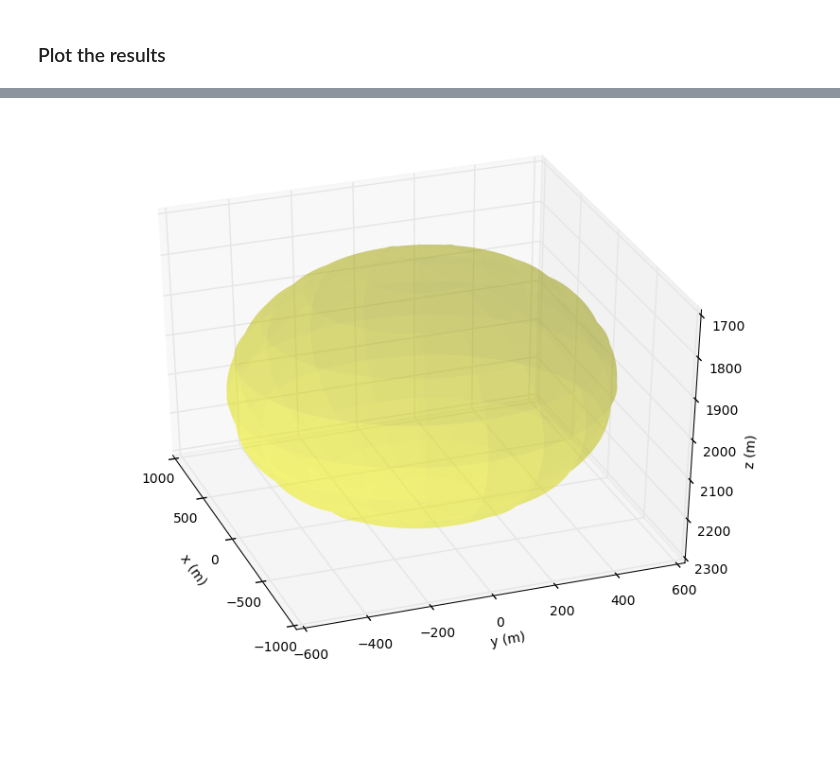
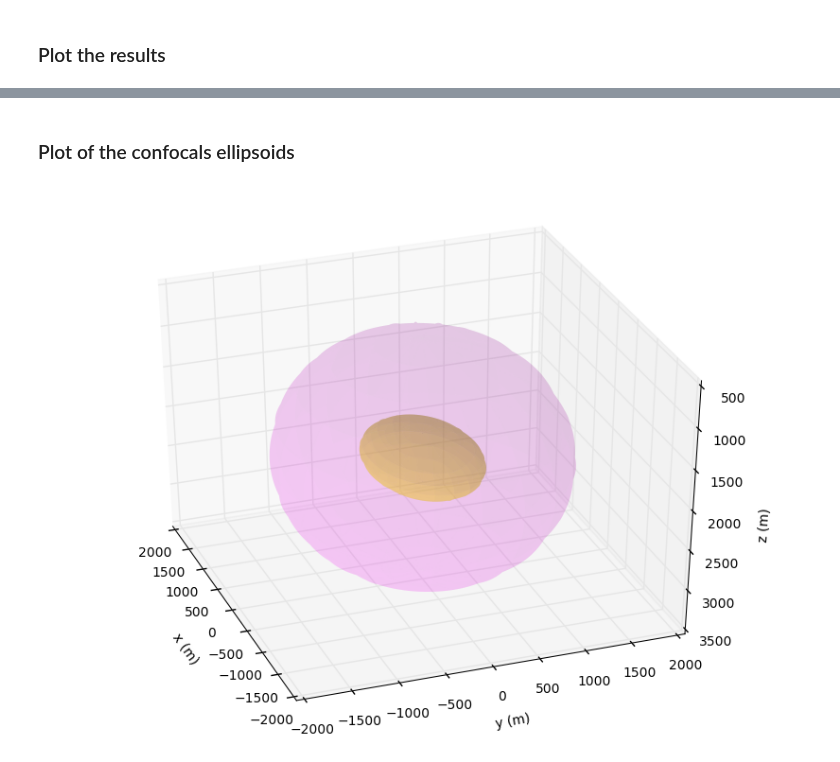
Before and after one commit to pinga-lab/magnetic-ellipsoid, a Jupyter notebook: code/confocal_triaxial_ellipsoids.ipynb, the cells around one changed output, grey strips where cells are left out. Saved outputs shown, nothing was run; the diff lists cells and outputs as text; code cells hidden in the pictures; blank space fills up the shorter version.

```diff
--- a/code/confocal_triaxial_ellipsoids.ipynb
+++ b/code/confocal_triaxial_ellipsoids.ipynb
@@ -132,0 +86,24 @@ plt.plot(k2,phi2)
+# %%
+#function that calculates the new susceptibility to maintain the same magnetic moment
+def chi(a_l,b_l,c_l,P0,B0):
+    v = (4*np.pi*a_l*b_l*c_l)/3
+    kappa = (a_l*a_l-b_l*b_l)/(a_l*a_l-c_l*c_l)
+    phi = np.arccos(c_l/a_l)
+    E = ellipeinc(phi, kappa)
+    F = ellipkinc(phi, kappa)
+    aux1 = (a_l*b_l*c_l)/np.sqrt((a_l*a_l - c_l*c_l))
+    n11 = (aux1/(a_l*a_l - b_l*b_l))*(F - E)
+    chi = P0/(v*B0-n11*P0)
+    return chi,n11
+# %%
+#value of the factor to build the confocal ellipsoid
+u = 2000000.
+
+#new semi-axis of the confocal ellipsoid
+a_l = np.sqrt(a**2+u)
+b_l = np.sqrt(b**2+u)
+c_l = np.sqrt(c**2+u)
+# %%
+#calculates the new susceptibility of the confocal ellipsoid.
+k_l,n11 = chi(a_l,b_l,c_l,P0,B0)
+k_l,n11
@@ -132,0 +114,5 @@ plt.plot(k2,phi2)
+# %%
+#creates the confocal ellipsoid model
+ellipsoid2 = [TriaxialEllipsoid(0., 0., 2000., a_l, b_l, c_l, 0., 0., 0.,
+                                        {'principal susceptibilities': [k_l, k_l, k_l],
+                                         'susceptibility angles': [-20., 20., 9.]})]
@@ -240,19 +188,24 @@ plt.show()
+# %% [markdown]
+### Plot of the confocals ellipsoids
 # %%
 plt.close('all')
 fig = plt.figure(figsize=(8,6))
 ax = fig.gca(projection='3d')
 
-for m in model1:
+for m in ellipsoid:
     pf.draw_ellipsoid(ax, m, body_color=(1,1,0), body_alpha=0.3)
+
+for m in ellipsoid2:
+    pf.draw_ellipsoid(ax, m, body_color=(1,0,1), body_alpha=0.1)
 
 ax.set_xlabel('x (m)')
 ax.set_ylabel('y (m)')
 ax.set_zlabel('z (m)')
 
 ax.view_init(215, 20)
 
 plt.tight_layout(True)
 
 plt.show()
 # %% [output]
-[figure, old version]
+[figure, new version]
```
Also changed, not shown: parts of 33 cells of this notebook, 1 other file.
